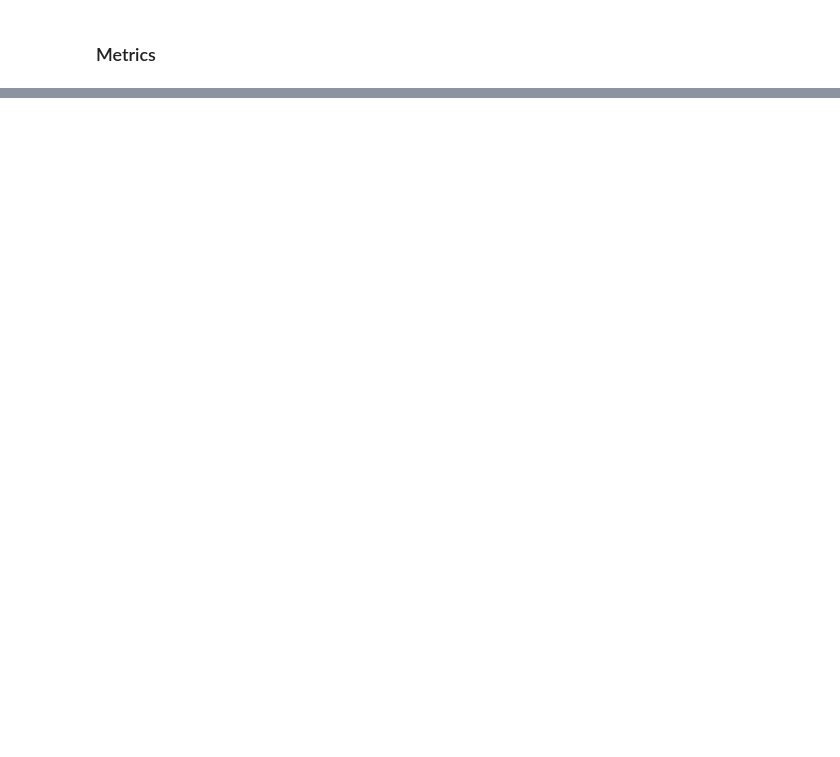
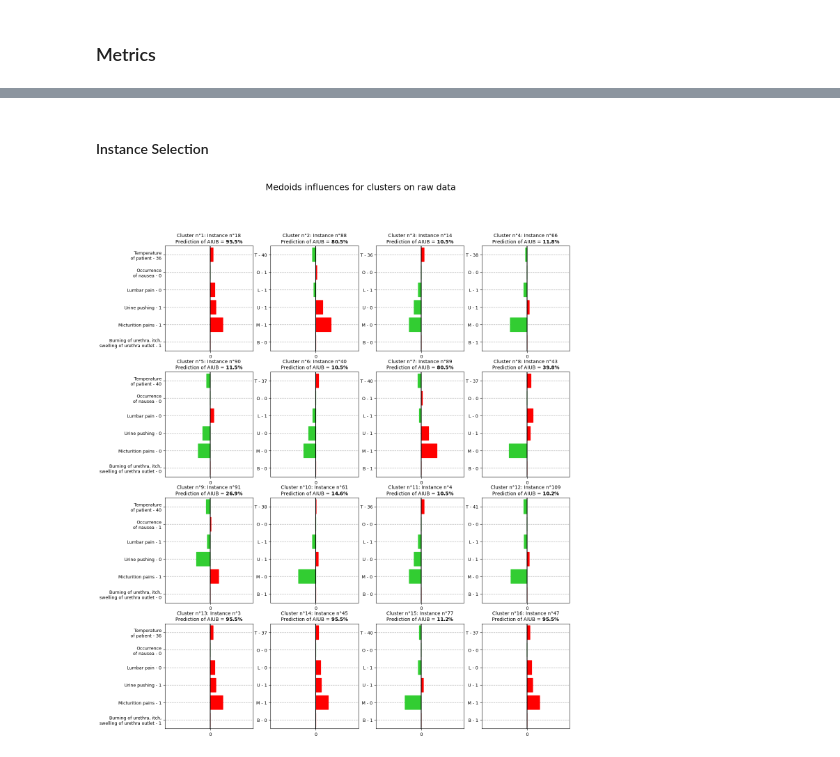
Before and after one commit to kaduceo/XAI-based-instance-selection, a Jupyter notebook: medical_example_aiub.ipynb, the cells around one changed output, grey strips where cells are left out. Drawn from its saved outputs; the diff is of its cells as text; code cells hidden in the pictures; blank space fills up the shorter version.

```diff
--- a/medical_example_aiub.ipynb
+++ b/medical_example_aiub.ipynb
@@ -172,0 +344,42 @@ plt.show()
+# %% [markdown]
+#### Instance Selection
+# %%
+dico_rename = {'Temperature of patient': 'Temperature\nof patient',
+               'Occurrence of nausea': 'Occurrence\nof nausea',
+               'Lumbar pain': 'Lumbar pain',
+               'Urine pushing': 'Urine pushing',
+               'Micturition pains': 'Micturition pains',
+               'Burning of urethra, itch, swelling of urethra outlet': 'Burning of urethra, itch,\nswelling of urethra outlet'}
+# %%
+def plot_shap_unique_obs(prediction, var_series, influences_series,
+                         nb_var, axe_, var_order=None, rename_dico=None, put_var_name=True,
+                         fontsize_title=12, title=None):
+
+    if var_order is None :
+        liste_variables_ordonnees = influences_series.abs().sort_values(ascending=False).index.to_list()[:nb_var][::-1]
+    else :
+        liste_variables_ordonnees = var_order[ :nb_var ][::-1]
+
+    index_series_plot = [i + " - " + str(int(var_series[i]))  for i in liste_variables_ordonnees]
+
+    if rename_dico is not None :
+        index_series_plot = [rename_dico[i] + " - " + str(int(var_series[i]))  for i in liste_variables_ordonnees]
+
+    if not put_var_name :
+        index_series_plot = [ " - ".join((x.split(" - ")[0][0], x.split(" - ")[1])) for x in index_series_plot ]
+
+
+    mon_barh_plot = axe_.barh(index_series_plot, influences_series[liste_variables_ordonnees].values)
+
+    for i, nom_i in enumerate(liste_variables_ordonnees) :
+        couleur_plot = "red"
+        if influences_series.loc[nom_i] < 0 :
+            couleur_plot = "limegreen"
+
+        mon_barh_plot[i].set_color(couleur_plot)
+        mon_barh_plot[i].set_alpha(1)
+
+    if title is None :
+        axe_.set_title("Aggravation prediction of " + str(prediction) + "%", fontsize=fontsize_title)
+    else :
+        axe_.set_title(title, fontsize=fontsize_title)
@@ -172,0 +430,5 @@ plt.show()
+# %%
+plot_infs_selected_instances(X, preds_proba, treeshap_influences, kmedoids_raw.medoid_indices_, X.columns,
+                             dico_rename, title_glob="Medoids influences for clusters on raw data")
+# %% [output]
+[figure, added]
```
Also changed, not shown: parts of 48 cells of this notebook, 4 other files.
